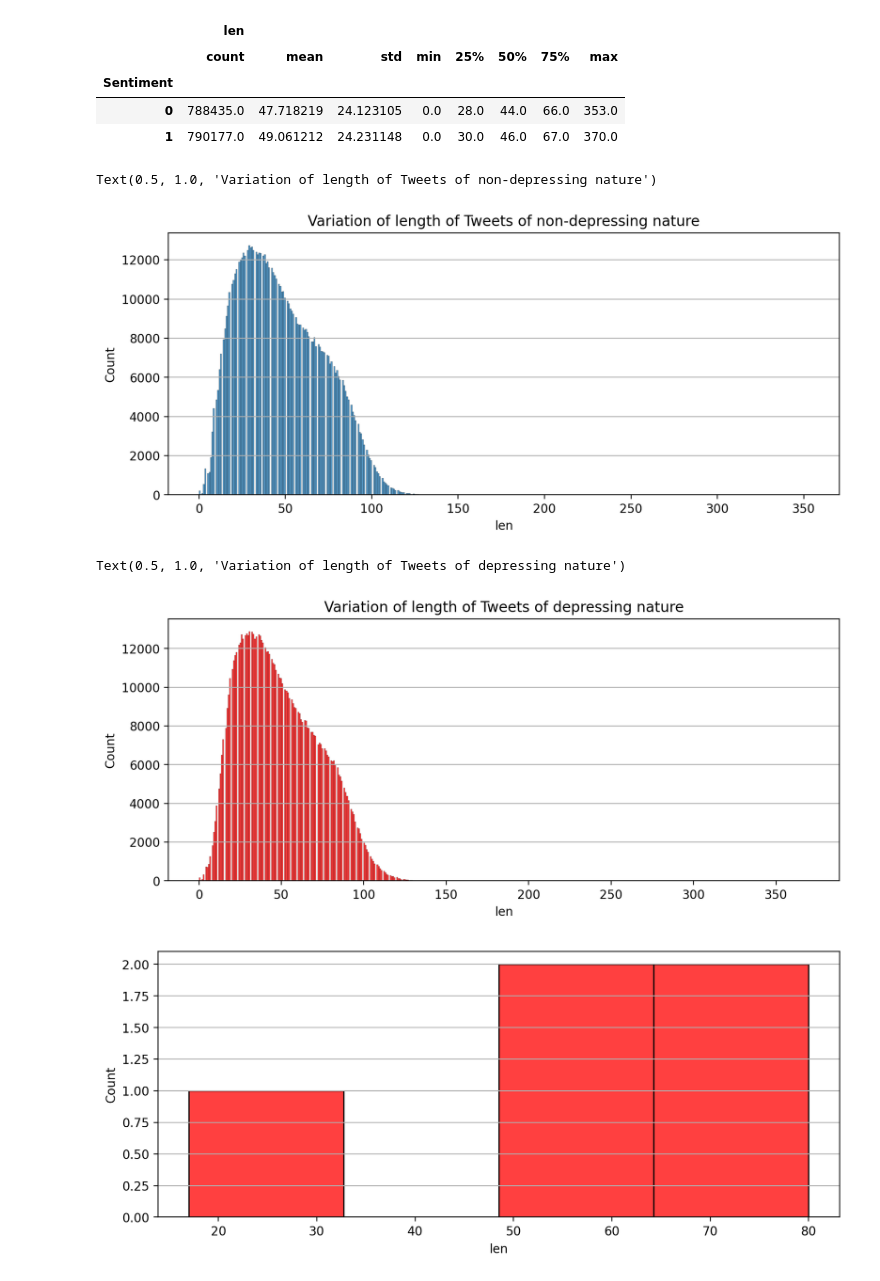
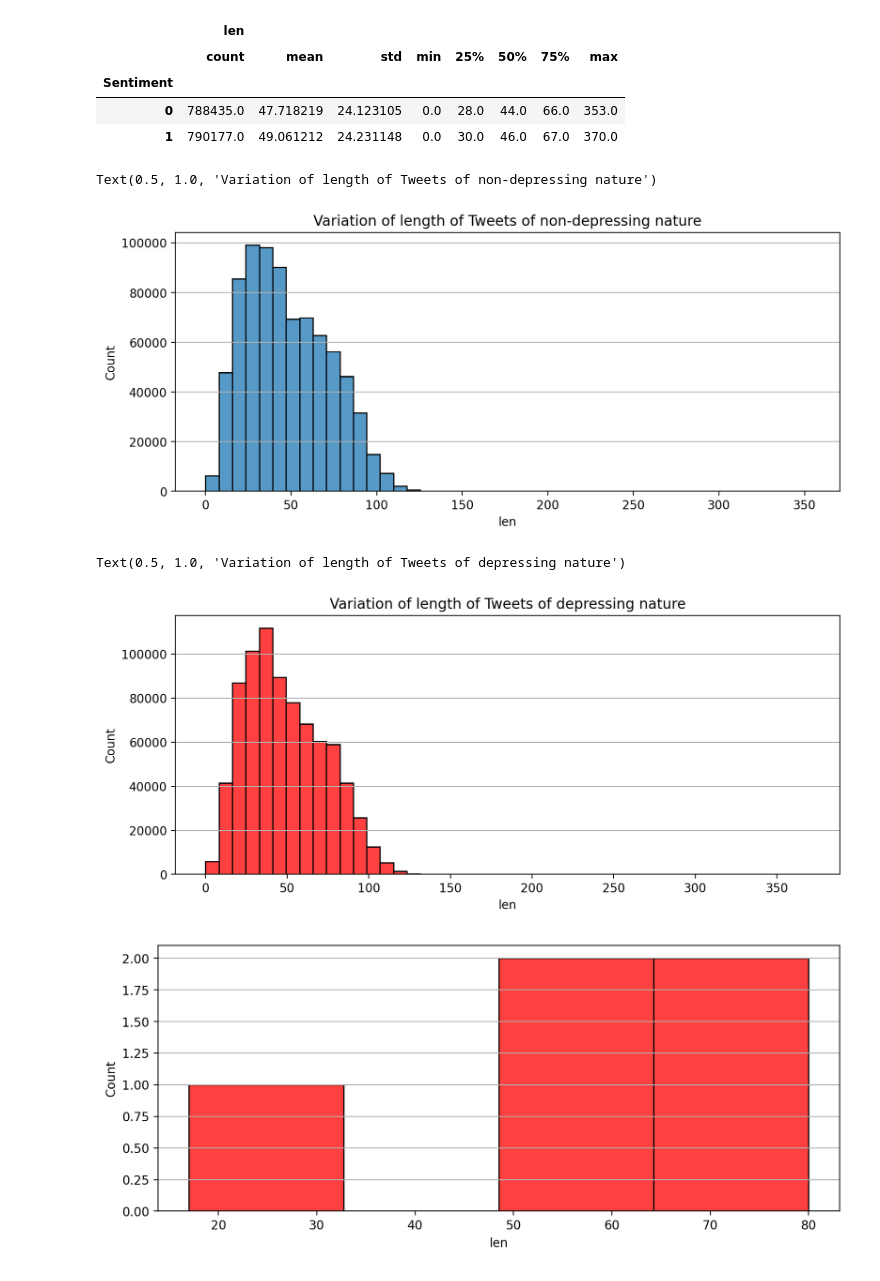
Before and after one commit to Kavita1206/Detecting_depression_through_tweets, a Jupyter notebook: Week_1.ipynb, the cells around one changed output. Saved outputs shown, nothing was run; the diff lists cells and outputs as text; code cells hidden in the pictures.

```diff
--- a/Week_1.ipynb
+++ b/Week_1.ipynb
@@ -271,20 +269,20 @@ df.groupby('Sentiment').describe()
 | 1 | 790177.0 | 49.061212 | 24.231148 | 0.0 | 30.0 | 46.0 | 67.0 | 370.0 |
 # %%
 plt.figure(figsize=(10,4),dpi=200)
-sns.histplot(x='len', data= df[df['Sentiment']==0])
+sns.histplot(x='len', data= df[df['Sentiment']==0], bins=45)
 plt.grid(axis = 'y', which = 'both')
 plt.title('Variation of length of Tweets of non-depressing nature')
 # %% [output]
 Text(0.5, 1.0, 'Variation of length of Tweets of non-depressing nature')
-[figure, old version]
+[figure, new version]
 # %%
 plt.figure(figsize=(10,4),dpi=200)
-sns.histplot(x='len', data= df[df['Sentiment']==1], color ='Red')
+sns.histplot(x='len', data= df[df['Sentiment']==1], color ='Red',bins=45)
 plt.grid(axis = 'y', which = 'both')
 plt.title('Variation of length of Tweets of depressing nature')
 # %% [output]
 Text(0.5, 1.0, 'Variation of length of Tweets of depressing nature')
-[figure, old version]
+[figure, new version]
 # %%
 plt.figure(figsize=(10,4),dpi=200)
 sns.histplot(x='len', data= df[df['Sentiment']==0].sample(5), color ='Red')
```
Also changed, not shown: parts of 4 cells of this notebook.
